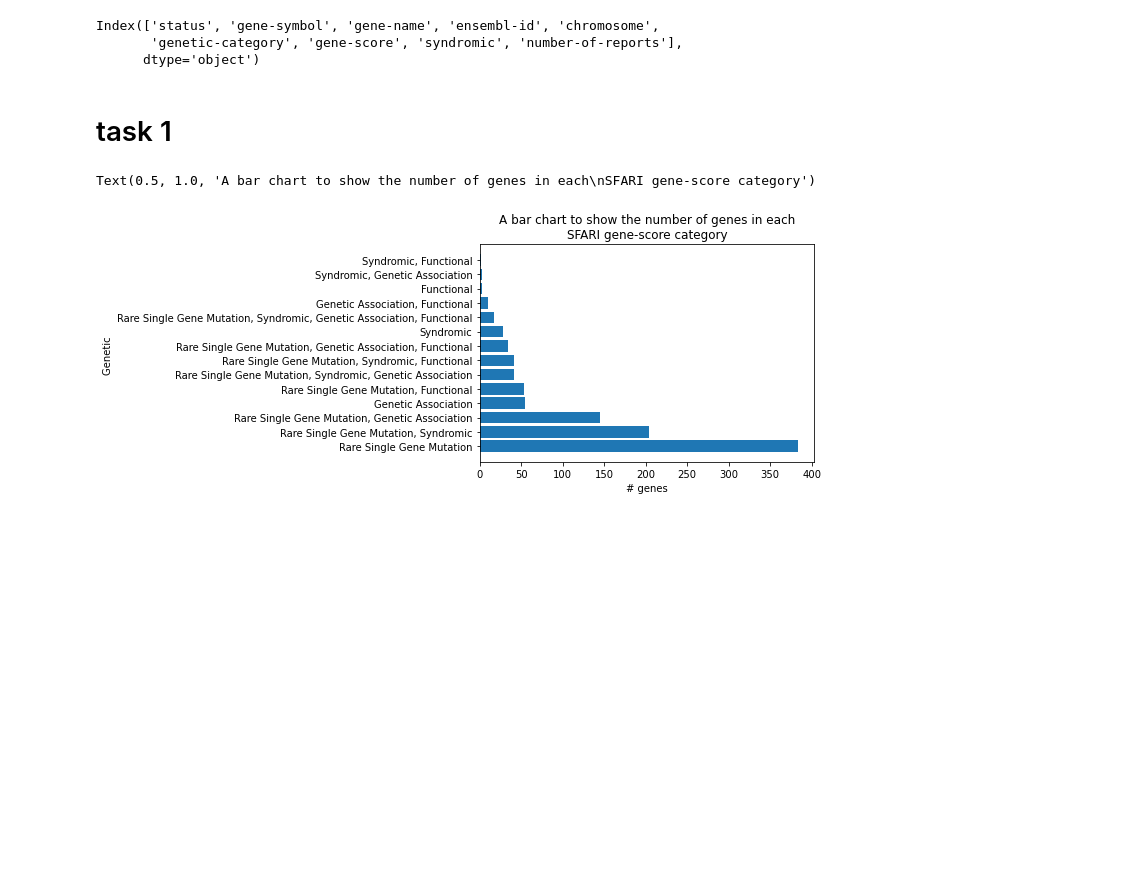
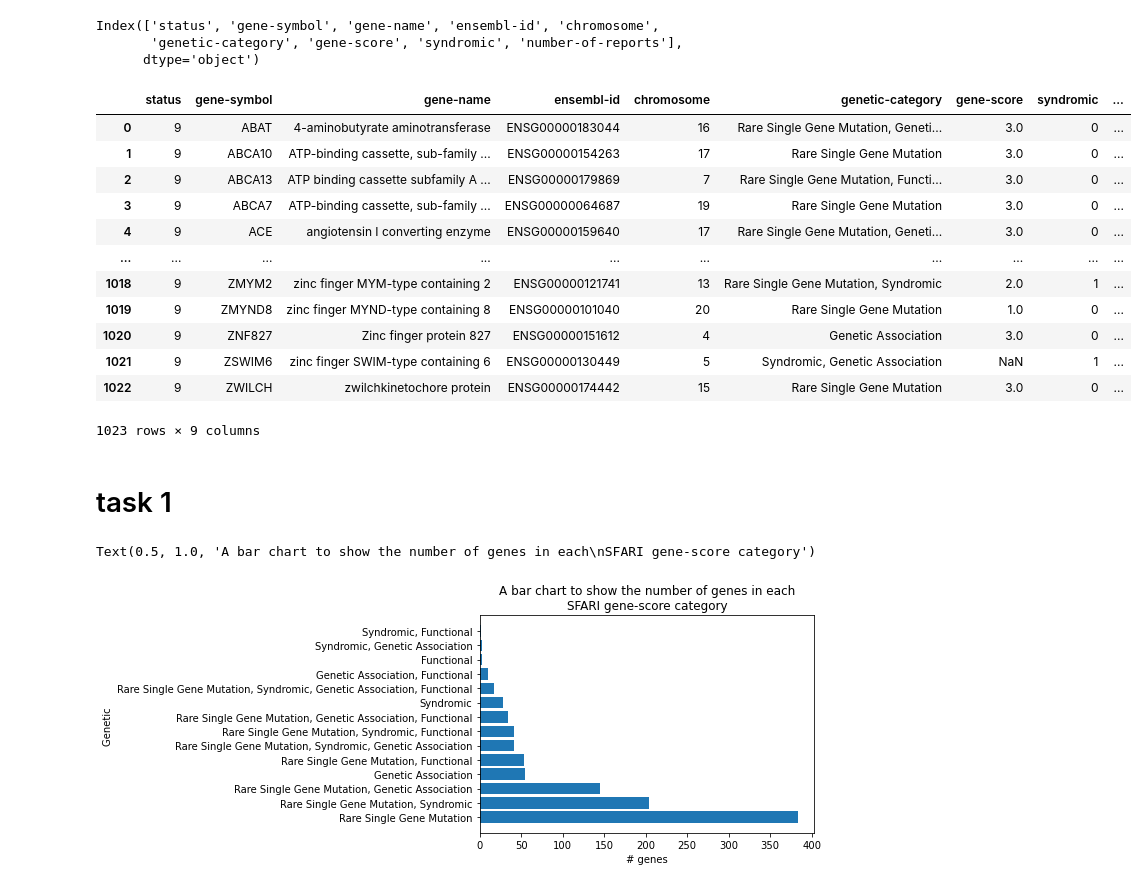
Before and after one commit to hwixley/BI-Coursework2, a Jupyter notebook: code/part1.ipynb, the cells around one changed output. Cells and saved outputs as stored; diff of their text form; code cells hidden in the pictures; blank space fills up the shorter version.

```diff
--- a/code/part1.ipynb
+++ b/code/part1.ipynb
@@ -19,3 +19,19 @@ gene_symbols = data["gene-symbol"].values
+# %%
+data
+# %% [output]
+|  | status | gene-symbol | gene-name | ensembl-id | chromosome | genetic-category | gene-score | syndromic | ... |
+| 0 | 9 | ABAT | 4-aminobutyrate aminotransferase | ENSG00000183044 | 16 | Rare Single Gene Mutation, Geneti... | 3.0 | 0 | ... |
+| 1 | 9 | ABCA10 | ATP-binding cassette, sub-family ... | ENSG00000154263 | 17 | Rare Single Gene Mutation | 3.0 | 0 | ... |
+| 2 | 9 | ABCA13 | ATP binding cassette subfamily A ... | ENSG00000179869 | 7 | Rare Single Gene Mutation, Functi... | 3.0 | 0 | ... |
+| 3 | 9 | ABCA7 | ATP-binding cassette, sub-family ... | ENSG00000064687 | 19 | Rare Single Gene Mutation | 3.0 | 0 | ... |
+| 4 | 9 | ACE | angiotensin I converting enzyme | ENSG00000159640 | 17 | Rare Single Gene Mutation, Geneti... | 3.0 | 0 | ... |
+| ... | ... | ... | ... | ... | ... | ... | ... | ... | ... |
+| 1018 | 9 | ZMYM2 | zinc finger MYM-type containing 2 | ENSG00000121741 | 13 | Rare Single Gene Mutation, Syndromic | 2.0 | 1 | ... |
+| 1019 | 9 | ZMYND8 | zinc finger MYND-type containing 8 | ENSG00000101040 | 20 | Rare Single Gene Mutation | 1.0 | 0 | ... |
+| 1020 | 9 | ZNF827 | Zinc finger protein 827 | ENSG00000151612 | 4 | Genetic Association | 3.0 | 0 | ... |
+| 1021 | 9 | ZSWIM6 | zinc finger SWIM-type containing 6 | ENSG00000130449 | 5 | Syndromic, Genetic Association | NaN | 1 | ... |
+| 1022 | 9 | ZWILCH | zwilchkinetochore protein | ENSG00000174442 | 15 | Rare Single Gene Mutation | 3.0 | 0 | ... |
+1023 rows × 9 columns
 # %% [markdown]
 # task 1
 # %%
```
Also changed, not shown: parts of 42 cells of this notebook, 3 other files.
